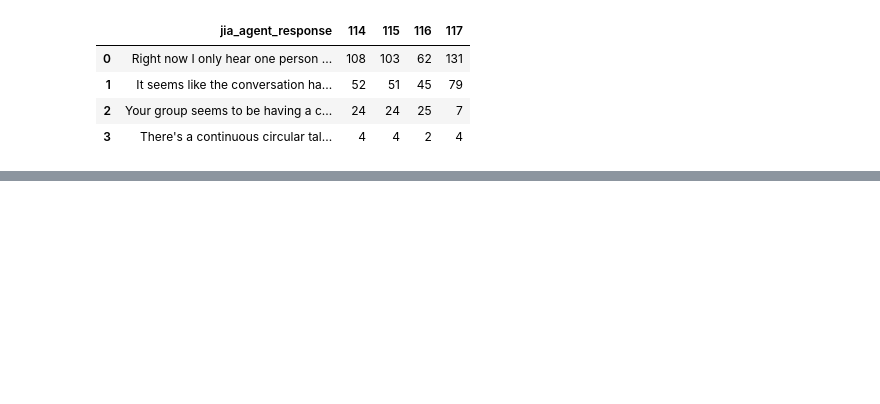
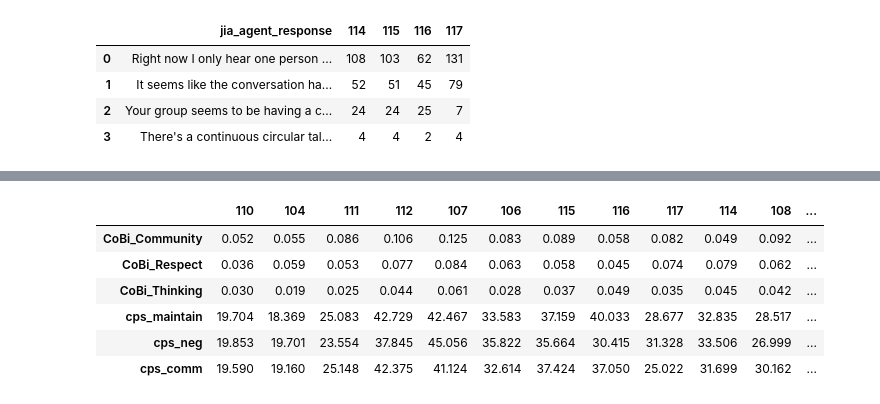
Before and after one commit to emilydoherty/isat-scripts, a Jupyter notebook: clean_mmia_transcripts.ipynb, the cells around one changed output, grey strips where cells are left out. Cells and saved outputs as stored; diff of their text form; code cells hidden in the pictures; blank space fills up the shorter version.

```diff
--- a/clean_mmia_transcripts.ipynb
+++ b/clean_mmia_transcripts.ipynb
@@ -186,0 +248,43 @@ display(all_averages_df)
+# %%
+import os
+import pandas as pd
+
+folder_path = '/Users/emilydoherty/Desktop/JIA/test'  # Folder containing CSV files
+columns_of_interest = ['CoBi_Community', 'CoBi_Respect', 'CoBi_Thinking', 'cps_maintain', 'cps_neg', 'cps_comm']
+all_averages_df = pd.DataFrame()
+
+for file_name in os.listdir(folder_path):
+    if file_name.endswith('.csv'):
+        file_path = os.path.join(folder_path, file_name)
+        averages = []
+        # Iterate over columns of interest
+        for column_of_interest in columns_of_interest:
+            file = pd.read_csv(file_path)
+            file = file.sort_values(by=['timestamp'])
+            file = file.drop_duplicates(subset='chunk_num', keep='first') # Remove duplicates per chunk_num
+            average = file[column_of_interest].mean()
+            averages.append(average)
+        # average_df = pd.DataFrame({file_name[:-4]: averages})
+        average_df = pd.DataFrame({file_name.split('-')[-1][:-4]: averages})
+        # average_df = pd.DataFrame({f'{column_of_interest}_avg': averages})
+        if all_averages_df.empty:
+            all_averages_df = average_df
+        else:
+            all_averages_df = pd.concat([all_averages_df, average_df], axis=1)
+
+#Rename the rows
+all_averages_df = all_averages_df.rename(index={i: col for i, col in enumerate(columns_of_interest)})
+all_averages_df.fillna(0, inplace=True)
+
+recordingID_to_sessionID = dict(zip(mmiaID['Recording_ID'], mmiaID['Session_ID']))
+# Replace column titles with matching Session IDs
+all_averages_df = all_averages_df.rename(columns=lambda x: recordingID_to_sessionID.get(x, x))
+display(all_averages_df)
+# %% [output]
+|  | 110 | 104 | 111 | 112 | 107 | 106 | 115 | 116 | 117 | 114 | 108 | ... |
+| CoBi_Community | 0.052 | 0.055 | 0.086 | 0.106 | 0.125 | 0.083 | 0.089 | 0.058 | 0.082 | 0.049 | 0.092 | ... |
+| CoBi_Respect | 0.036 | 0.059 | 0.053 | 0.077 | 0.084 | 0.063 | 0.058 | 0.045 | 0.074 | 0.079 | 0.062 | ... |
+| CoBi_Thinking | 0.030 | 0.019 | 0.025 | 0.044 | 0.061 | 0.028 | 0.037 | 0.049 | 0.035 | 0.045 | 0.042 | ... |
+| cps_maintain | 19.704 | 18.369 | 25.083 | 42.729 | 42.467 | 33.583 | 37.159 | 40.033 | 28.677 | 32.835 | 28.517 | ... |
+| cps_neg | 19.853 | 19.701 | 23.554 | 37.845 | 45.056 | 35.822 | 35.664 | 30.415 | 31.328 | 33.506 | 26.999 | ... |
+| cps_comm | 19.590 | 19.160 | 25.148 | 42.375 | 41.124 | 32.614 | 37.424 | 37.050 | 25.022 | 31.699 | 30.162 | ... |
```
Also changed, not shown: parts of 5 cells of this notebook.
